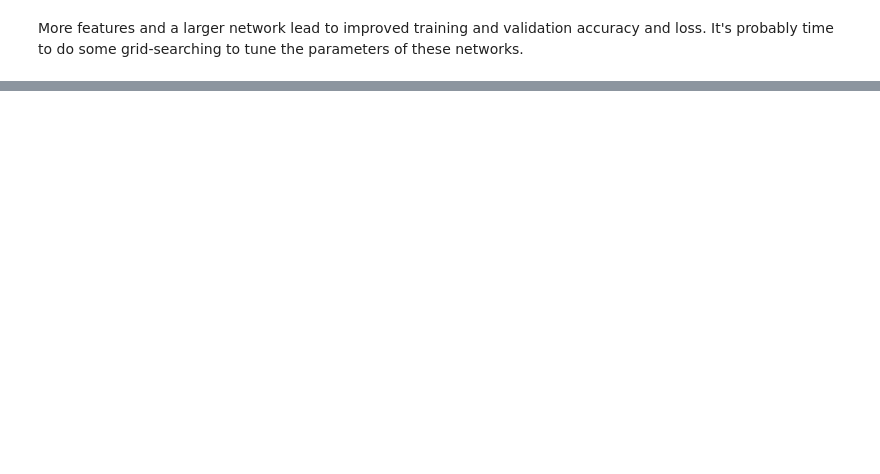
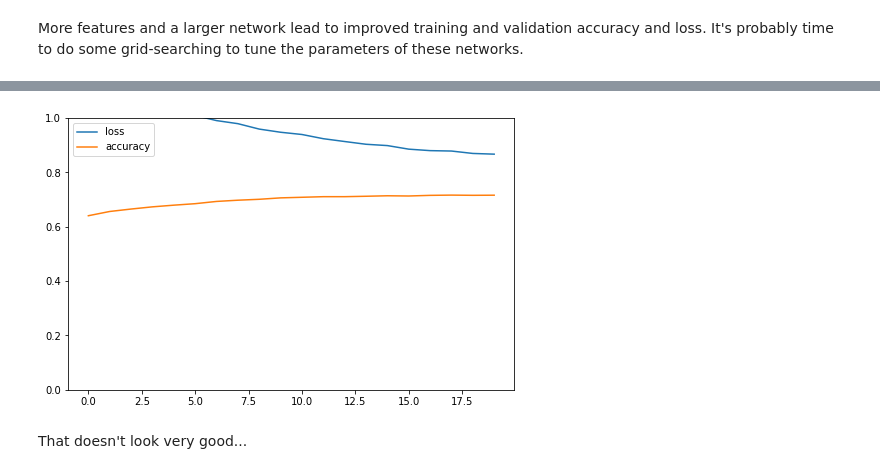
Before and after one commit to pvan1/DATA-606-Capstone, a Jupyter notebook: capstone_phase2_ann.ipynb, the cells around one changed output, grey strips where cells are left out. Cells and saved outputs as stored; diff of their text form; code cells hidden in the pictures; blank space fills up the shorter version.

```diff
--- a/capstone_phase2_ann.ipynb
+++ b/capstone_phase2_ann.ipynb
@@ -357,0 +968,13 @@ So far, these networks seem to reach their best accuracy around 10-15 epochs of
+# %%
+def build_seq_model_4(input_shape, learning_rate=0.001, activation='relu',
+                    loss_func='sparse_categorical_crossentropy'):
+  model = keras.models.Sequential()
+  model.add(keras.layers.Input(shape=input_shape))
+  model.add(keras.layers.Dense(48, activation=activation))
+  model.add(keras.layers.Dense(36, activation=activation))
+  model.add(keras.layers.Dense(24, activation=activation))
+  model.add(keras.layers.Dense(16, activation=activation))
+  model.add(keras.layers.Dense(10, activation='softmax')) # output layer for 10 class multiclassification
+  opt = keras.optimizers.Adamax(learning_rate=learning_rate)
+  model.compile(loss=loss_func, optimizer=opt, metrics=['accuracy'])
+  return model
@@ -357,0 +1110,3 @@ So far, these networks seem to reach their best accuracy around 10-15 epochs of
+# %%
+# calculate class weights
+class_weights = dict(zip([0,1,2,3,4,5,6,7,8,9], len(y_train) / (len(np.unique(y_train)) * np.bincount(y_train))))
@@ -357,0 +1165,2 @@ So far, these networks seem to reach their best accuracy around 10-15 epochs of
+# %%
+new_model = build_seq_model_4(input_shape=train_std_RF.shape[1:], learning_rate=0.002)
@@ -357,0 +1188,2 @@ So far, these networks seem to reach their best accuracy around 10-15 epochs of
+# %%
+new_hist = new_model.fit(train_std_RF, y_train, class_weight=class_weights, batch_size=20, epochs=20)
@@ -357,0 +1208,8 @@ So far, these networks seem to reach their best accuracy around 10-15 epochs of
+# %%
+pd.DataFrame(new_hist.history).plot(figsize=(8, 5))
+sns.set_style('darkgrid')
+plt.ylim((0, 1))
+plt.savefig('new-model-learning-curves.png', dpi=300, bbox_inches='tight')
+files.download('new-model-learning-curves.png')
+plt.show()
+# %% [output]
@@ -357,0 +1218,3 @@ So far, these networks seem to reach their best accuracy around 10-15 epochs of
+[figure, added]
+# %% [markdown]
+That doesn't look very good...
```
Also changed, not shown: parts of 134 cells of this notebook.
